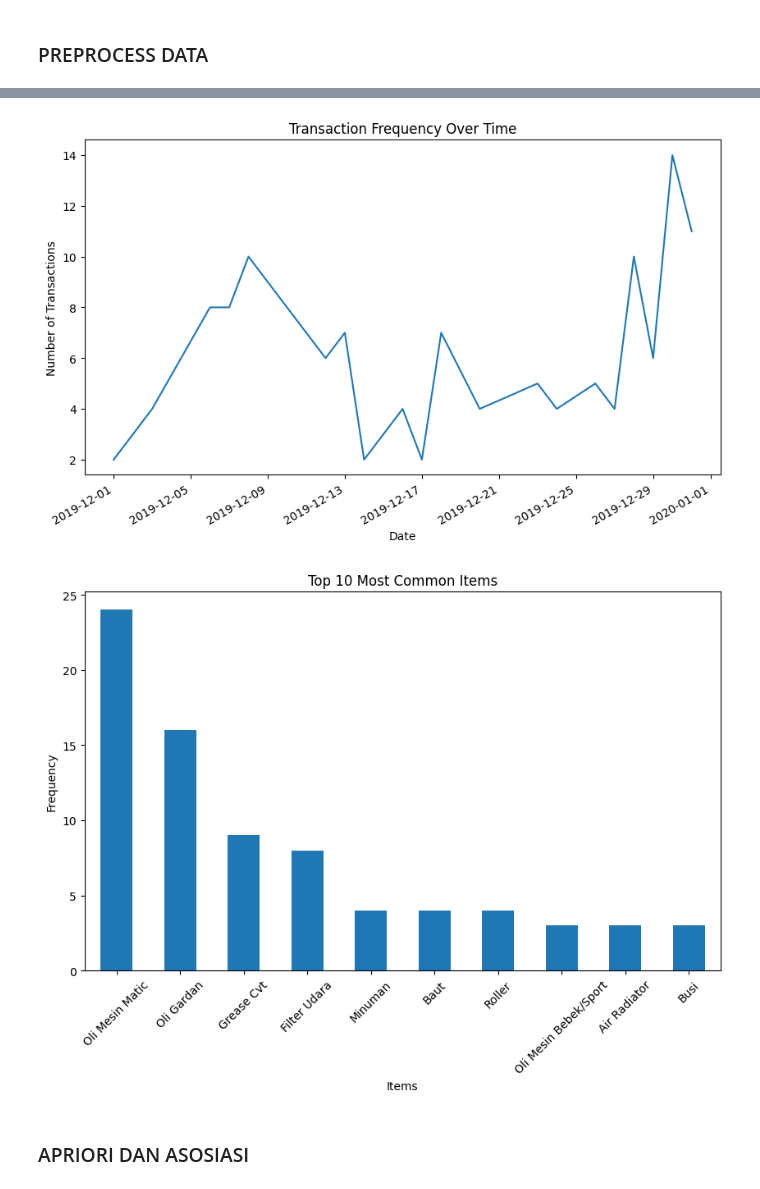
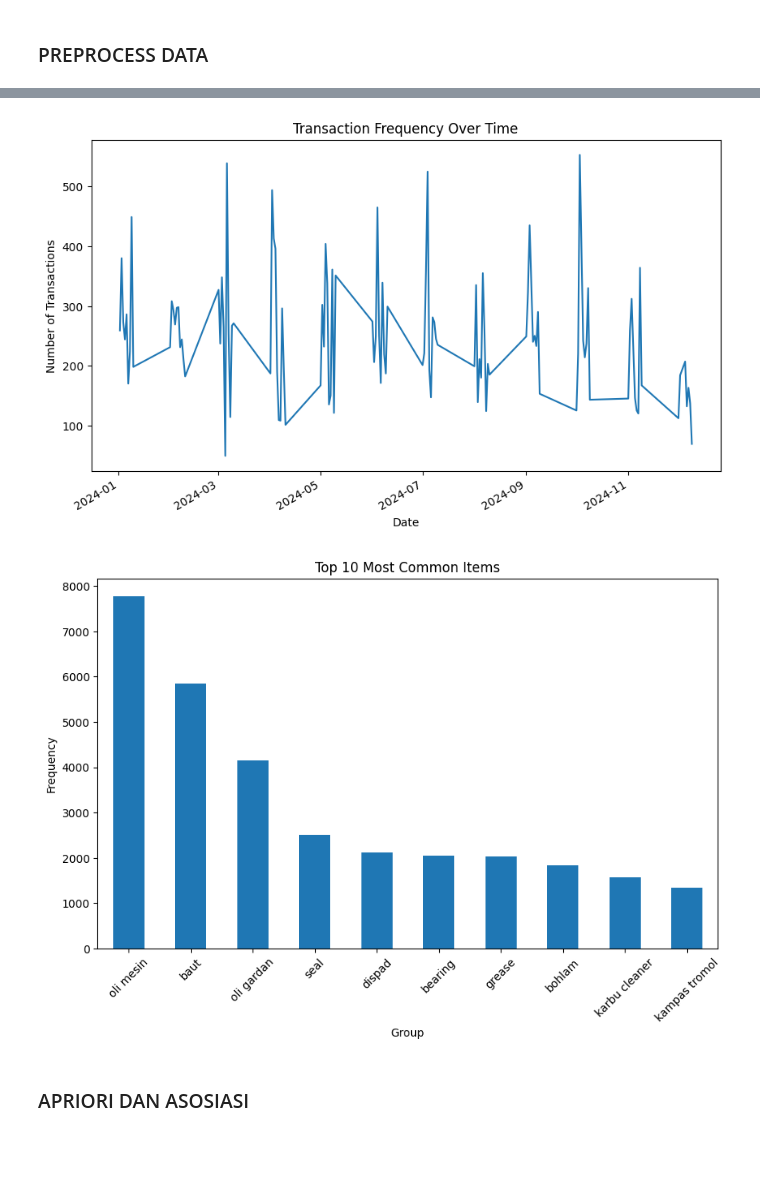
Before and after one commit to DhafinRA/Apriori, a Jupyter notebook: Apriori.ipynb, the cells around one changed output, grey strips where cells are left out. Saved outputs shown, nothing was run; the diff lists cells and outputs as text; code cells hidden in the pictures; blank space fills up the shorter version.

```diff
--- a/Apriori.ipynb
+++ b/Apriori.ipynb
@@ -11,7 +11,7 @@ import os
 ### PREPROCESS DATA
 # %%
 #Raw Dataset
-df = pd.read_csv('https://raw.githubusercontent.com/DhafinRA/Apriori/refs/heads/main/servis_bebek.csv')
+df = pd.read_csv('/content/2024(2).csv')
 
 # menampilkan 5 data teratas dari data frame
 df.head()
@@ -25,6 +25,7 @@ df.head()
 # %%
 # Menghilangkan spasi dalam data
-df['Items'] = df['Items'].str.strip()
+df['Items'] = df['Items'].str.strip().str.lower()
+df['Group'] = df['Group'].str.strip().str.lower()
 # %%
 #Menampilkan Informasi Data Frame
 df.info()
@@ -101,18 +102,18 @@ plt.xlabel('Date')
 plt.ylabel('Number of Transactions')
 plt.show()
 # %% [output]
-[figure, old version]
+[figure, new version]
 # %%
 # Menampilkan distribusi barang penjualan
 plt.figure(figsize=(10, 6))
-df['Items'].value_counts().head(10).plot(kind='bar')
+df['Group'].value_counts().head(10).plot(kind='bar')
 plt.title('Top 10 Most Common Items')
-plt.xlabel('Items')
+plt.xlabel('Group')
 plt.ylabel('Frequency')
 plt.xticks(rotation=45)
 plt.show()
 # %% [output]
-[figure, old version]
+[figure, new version]
 # %% [markdown]
 ### APRIORI DAN ASOSIASI
 # %%
```
Also changed, not shown: parts of 10 cells of this notebook.
